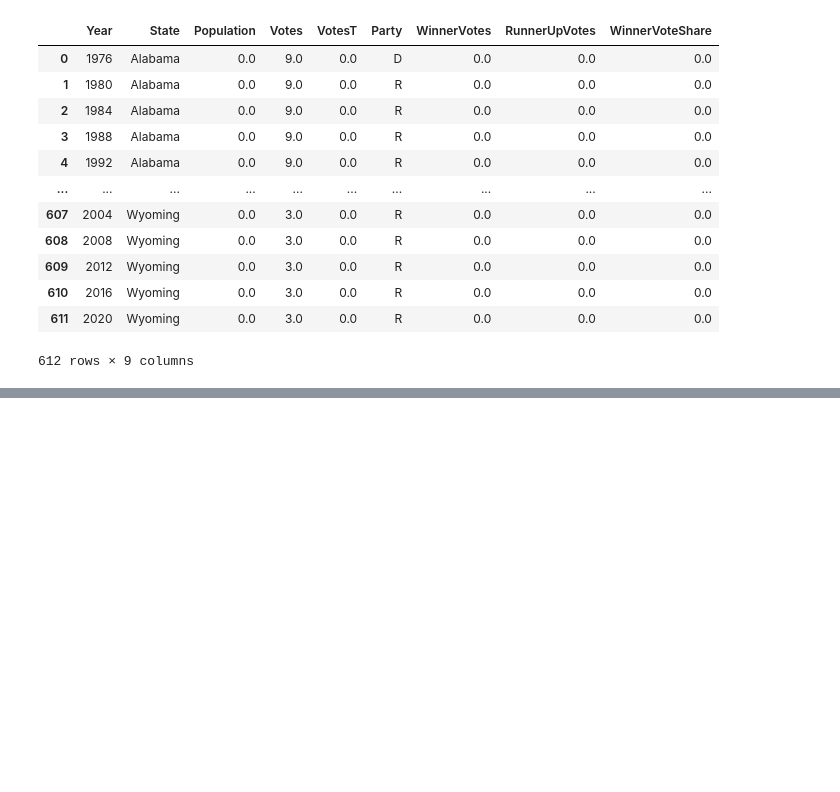
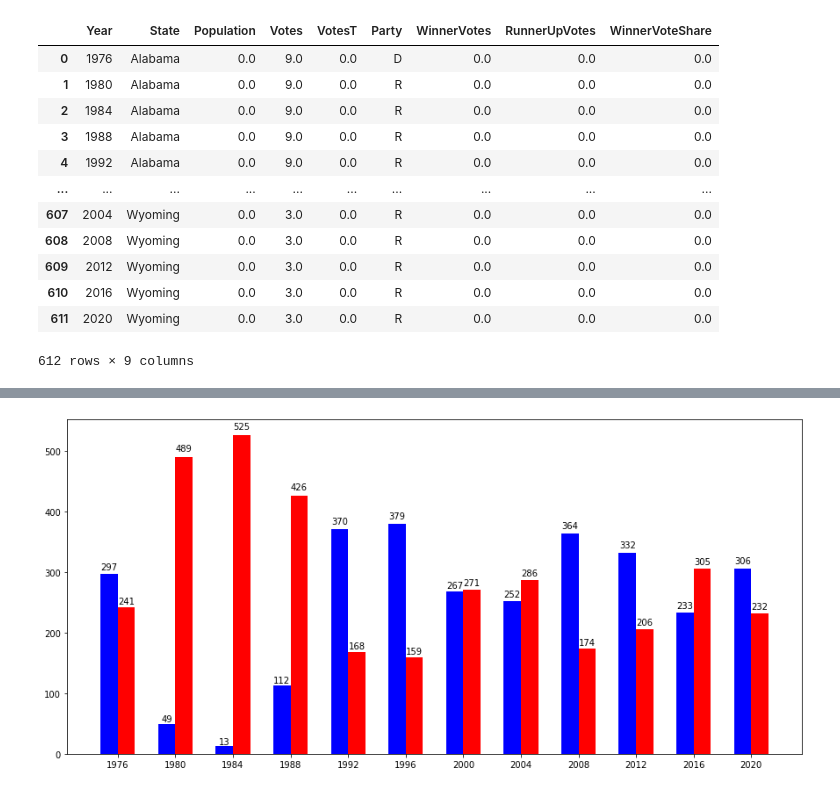
Before and after one commit to somjadhav/representation, a Jupyter notebook: Part-2.ipynb, the cells around one changed output, grey strips where cells are left out. Saved outputs shown, nothing was run; the diff lists cells and outputs as text; code cells hidden in the pictures; blank space fills up the shorter version.

Commit message:
part 2 graphs

```diff
--- a/Part-2.ipynb
+++ b/Part-2.ipynb
@@ -140 +124,13 @@ df_results_1976
 612 rows × 9 columns
+# %%
+rep_votes_wta_ca = []
+dem_votes_wta_ca = []
+rep_votes_wta_ta = []
+dem_votes_wta_ta = []
+rep_votes_ps_ca = []
+dem_votes_ps_ca = []
+rep_votes_ps_ta = []
+dem_votes_ps_ta = []
+
+years_list = df_results_1976['Year'].value_counts().index.tolist()
+years_list = years_list[::-1]
@@ -140,0 +205,23 @@ df_results_1976
+# %%
+width = 0.3
+x = np.arange(12)
+fig = plt.figure(figsize=(15,7))
+ax = fig.add_subplot(111)
+dems = ax.bar(x, dem_votes_wta_ca, width, color='blue')
+reps = ax.bar(x+width, rep_votes_wta_ca, width, color='red')
+ax.set_xticks(x+width/2)
+ax.set_xticklabels(years_list)
+
+for bar in dems:
+    h = bar.get_height()
+    ax.text(bar.get_x()+bar.get_width()/2., 1.015*h, '%d'%int(h),
+                ha='center', va='bottom')
+
+for bar in reps:
+    h = bar.get_height()
+    ax.text(bar.get_x()+bar.get_width()/2., 1.015*h, '%d'%int(h),
+               ha='center', va='bottom')
+
+plt.show()
+# %% [output]
+[figure, added]
```
Also changed, not shown: parts of 7 cells of this notebook, 2 other files.
